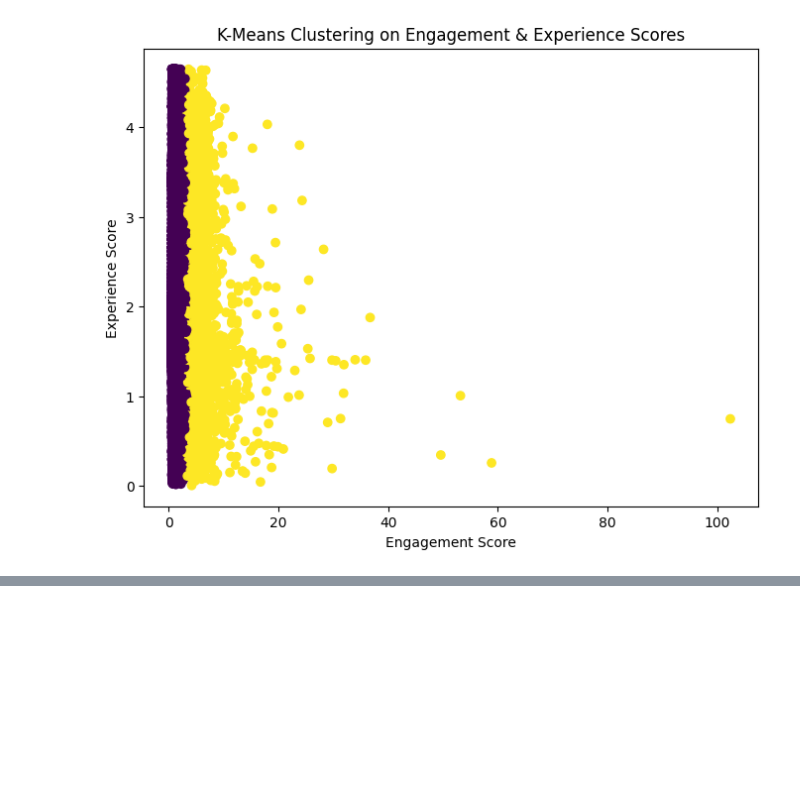
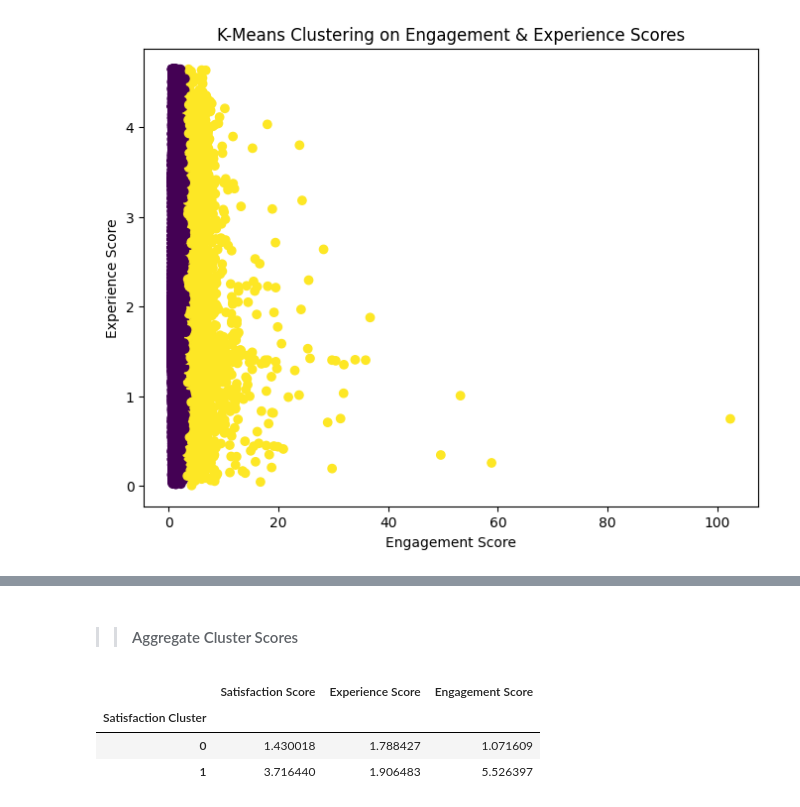
Before and after one commit to naolatomsa/TellCo, a Jupyter notebook: notebooks/satisfactionAnalysis.ipynb, the cells around one changed output, grey strips where cells are left out. Cells and saved outputs as stored; diff of their text form; code cells hidden in the pictures; blank space fills up the shorter version.

Commit message:
Aggregate Cluster Scores

```diff
--- a/notebooks/satisfactionAnalysis.ipynb
+++ b/notebooks/satisfactionAnalysis.ipynb
@@ -110,0 +120,12 @@ data, kmeans = kmeans_clustering(data)
+# %% [markdown]
+>> #### Aggregate Cluster Scores
+# %%
+from scripts.satisfactionAnalysis import aggregate_cluster_scores
+cluster_aggregates = aggregate_cluster_scores(data)
+# %%
+cluster_aggregates
+# %% [output]
+|  | Satisfaction Score | Experience Score | Engagement Score |
+| Satisfaction Cluster |  |  |  |
+| 0 | 1.430018 | 1.788427 | 1.071609 |
+| 1 | 3.716440 | 1.906483 | 5.526397 |
```
Also changed, not shown: parts of 1 cell of this notebook.
